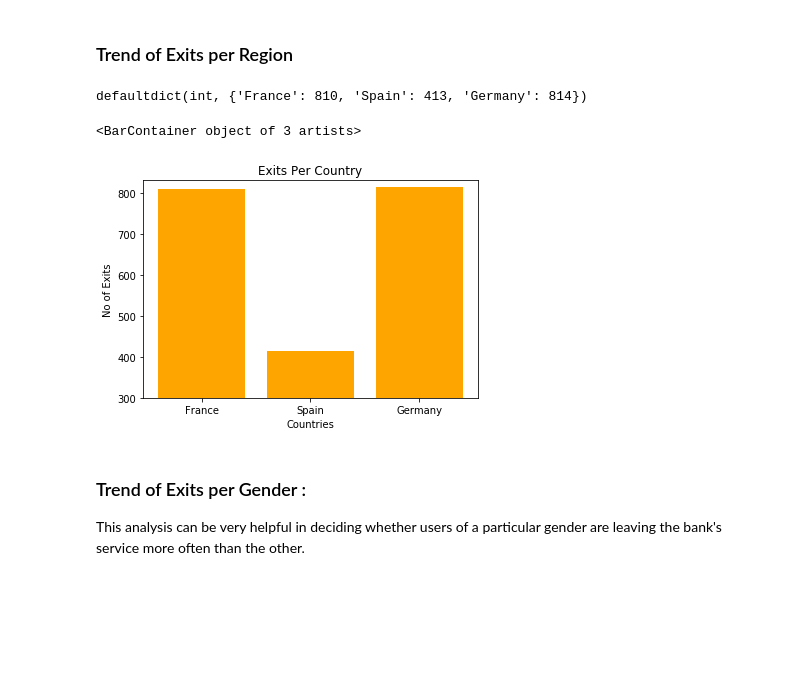
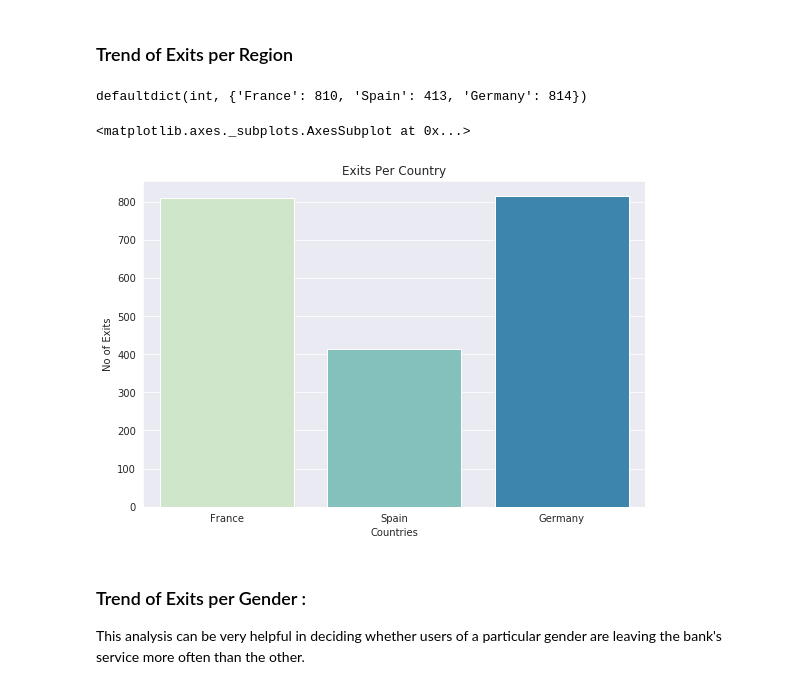
Before and after one commit to pratik-1999/Churn_Model, a Jupyter notebook: Geo_demographic_data_analysis.ipynb, the cells around one changed output. Saved outputs shown, nothing was run; the diff lists cells and outputs as text; code cells hidden in the pictures; blank space fills up the shorter version.

```diff
--- a/Geo_demographic_data_analysis.ipynb
+++ b/Geo_demographic_data_analysis.ipynb
@@ -53,21 +10,0 @@ header
-# %%
-dat = []
-for d in dataset:
-    di = dict(zip(header, d))
-    di['CustomerId'] = int(d[1])
-    di['CreditScore'] = int(d[3])
-    di['Geography'] = d[4]
-    di['Gender'] = d[5]
-    di['Age'] = int(d[6])
-    di['Tenure'] = int(d[7])
-    di['Balance'] = float(d[8])
-    di['IsActiveMember'] = int(d[-3])
-    di['EstimatedSalary'] = float(d[-2])
-    di['Exited'] = int(d[-1])
-    di.pop('RowNumber')
-    di.pop('Surname')
-    di.pop('NumOfProducts')
-    di.pop('HasCrCard')
-
-
-    dat.append(di)
@@ -93,0 +11,2 @@ dat[:5]
+# %%
+data = pd.read_csv(path)
@@ -96,25 +45,26 @@ dat[:5]
 # %% [markdown]
 ### Trend of Exits per Region
 # %%
-ExitperRegion = defaultdict(int)
-for d in dat:
-    if d['Exited'] == 1:
-        ExitperRegion[d['Geography']] += 1
+exits_per_geo = defaultdict(int)
+
+for d in data[data.Exited == 1].Geography.values:  # Customers who exited
+    exits_per_geo[d] += 1
-# %%
-ExitperRegion
-# %% [output]
-defaultdict(int, {'France': 810, 'Spain': 413, 'Germany': 814})
+# %%
+exits_per_geo
+# %% [output]
+defaultdict(int, {'France': 810, 'Spain': 413, 'Germany': 814})
 # %%
-import matplotlib.pyplot as plt
-x = [i for i in ExitperRegion.keys()]
-y = [ExitperRegion[i] for i in x]
+x = [i for i in exits_per_geo.keys()]
+y = [exits_per_geo[i] for i in x]
 # %%
+sea.set_style('darkgrid')
+plt.figure(figsize=(9 , 6))
 plt.gca().set(xlabel = 'Countries', ylabel = 'No of Exits', Title = 'Exits Per Country')
-plt.ylim(300, 830)
-plt.bar(x, y, color = 'Orange')
+# plt.ylim(300, 830)
+sea.barplot(x, y, palette= 'GnBu')
 # %% [output]
-<BarContainer object of 3 artists>
+<matplotlib.axes._subplots.AxesSubplot at 0x...>
-[figure, old version]
+[figure, new version]
 # %% [markdown]
 ### Trend of Exits per Gender :
 This analysis can be very helpful in deciding whether users of a particular gender are leaving the bank's service more often than the other.
```
Also changed, not shown: parts of 35 cells of this notebook, 1 other file.
